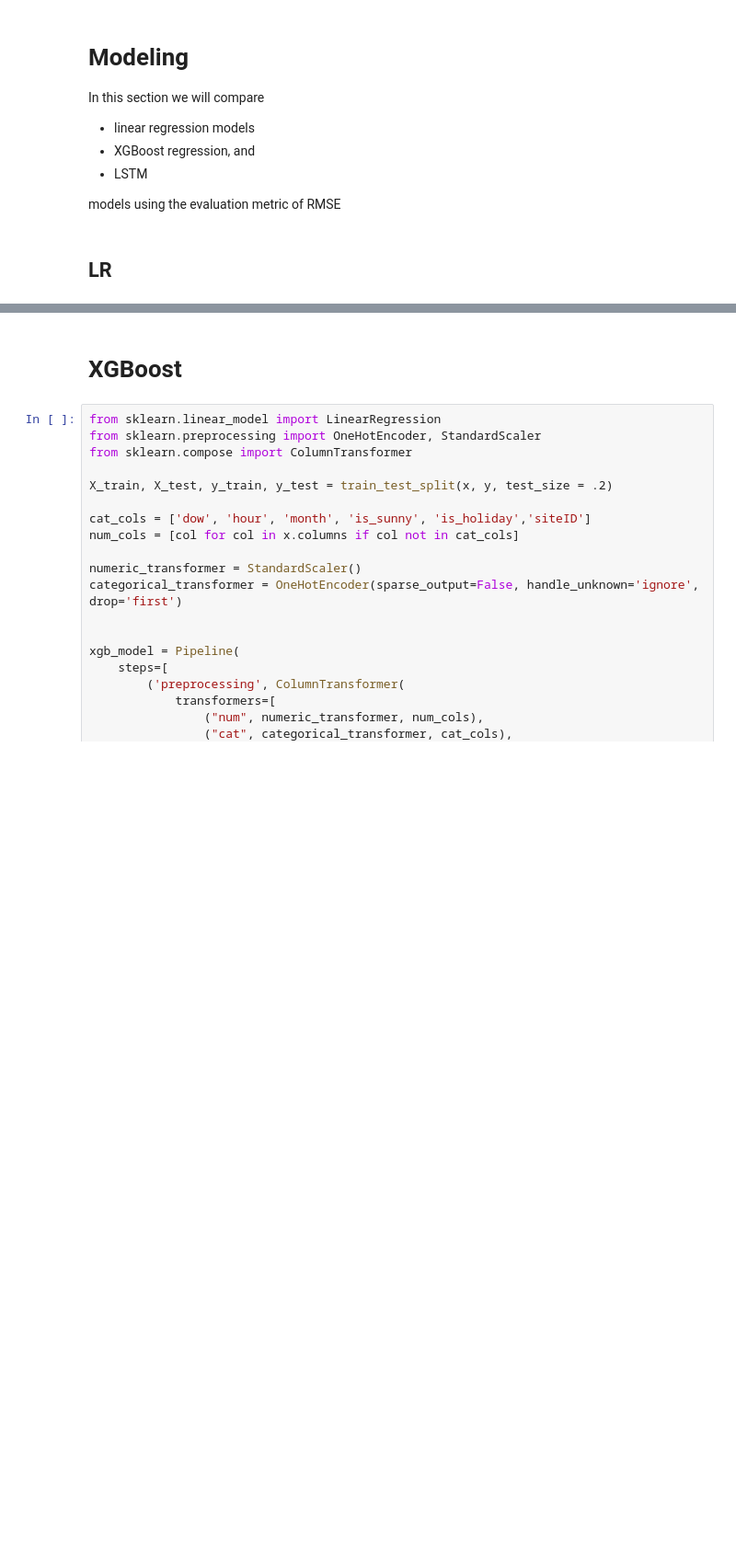
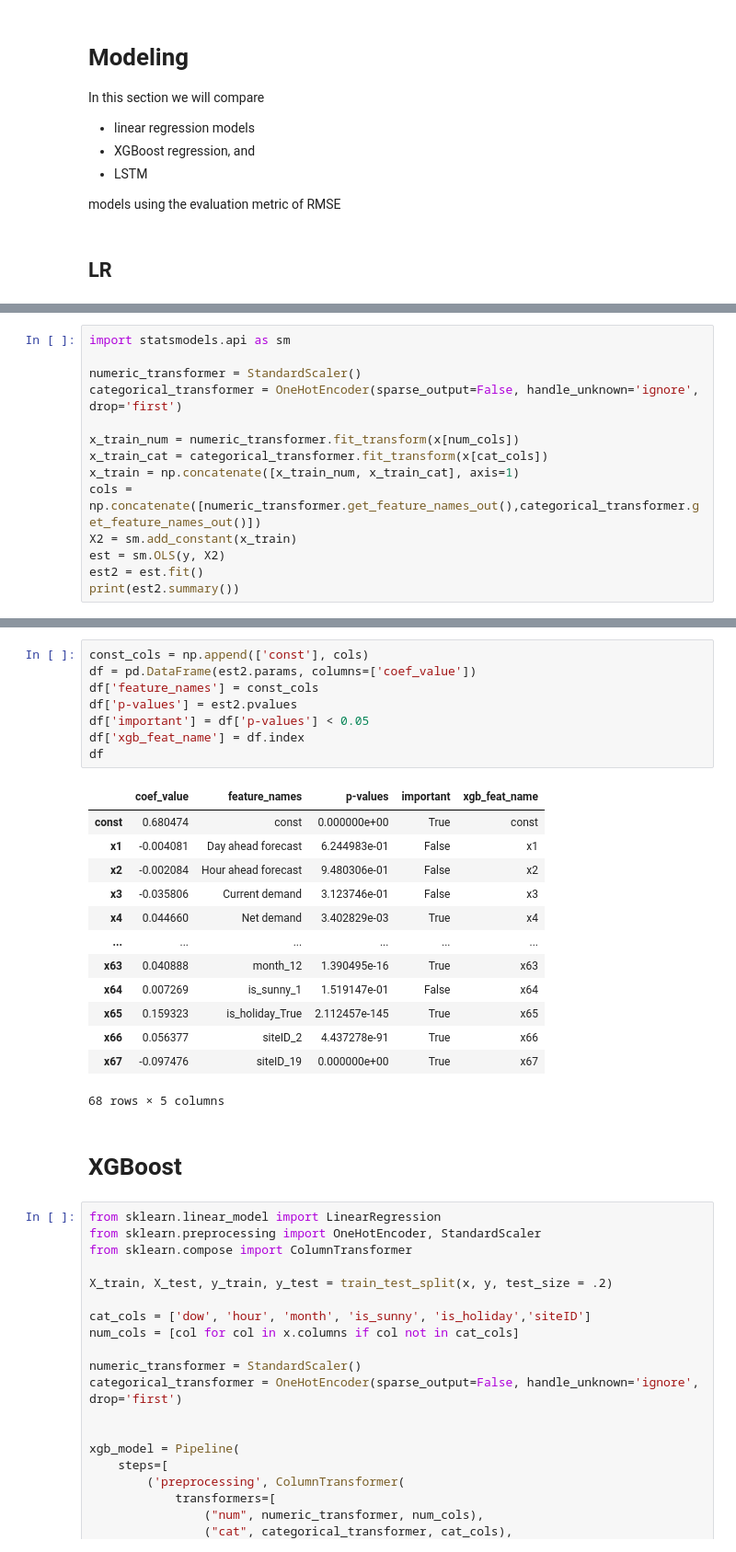
Before and after one commit to denny-lehman/ev_charging, a Jupyter notebook: models/model_eval.ipynb, the cells around one changed output, grey strips where cells are left out. Shown at 92% size. Cells and saved outputs as stored; diff of their text form; blank space fills up the shorter version.

```diff
--- a/models/model_eval.ipynb
+++ b/models/model_eval.ipynb
@@ -188,0 +185,14 @@ Text(0, 0.5, '% available')
+# %%
+import statsmodels.api as sm
+
+numeric_transformer = StandardScaler()
+categorical_transformer = OneHotEncoder(sparse_output=False, handle_unknown='ignore', drop='first')
+
+x_train_num = numeric_transformer.fit_transform(x[num_cols])
+x_train_cat = categorical_transformer.fit_transform(x[cat_cols])
+x_train = np.concatenate([x_train_num, x_train_cat], axis=1)
+cols = np.concatenate([numeric_transformer.get_feature_names_out(),categorical_transformer.get_feature_names_out()])
+X2 = sm.add_constant(x_train)
+est = sm.OLS(y, X2)
+est2 = est.fit()
+print(est2.summary())
@@ -189,3 +217,25 @@ Text(0, 0.5, '% available')
+# %%
+const_cols = np.append(['const'], cols)
+df = pd.DataFrame(est2.params, columns=['coef_value'])
+df['feature_names'] = const_cols
+df['p-values'] = est2.pvalues
+df['important'] = df['p-values'] < 0.05
+df['xgb_feat_name'] = df.index
+df
+# %% [output]
+|  | coef_value | feature_names | p-values | important | xgb_feat_name |
+| const | 0.680474 | const | 0.000000e+00 | True | const |
+| x1 | -0.004081 | Day ahead forecast | 6.244983e-01 | False | x1 |
+| x2 | -0.002084 | Hour ahead forecast | 9.480306e-01 | False | x2 |
+| x3 | -0.035806 | Current demand | 3.123746e-01 | False | x3 |
+| x4 | 0.044660 | Net demand | 3.402829e-03 | True | x4 |
+| ... | ... | ... | ... | ... | ... |
+| x63 | 0.040888 | month_12 | 1.390495e-16 | True | x63 |
+| x64 | 0.007269 | is_sunny_1 | 1.519147e-01 | False | x64 |
+| x65 | 0.159323 | is_holiday_True | 2.112457e-145 | True | x65 |
+| x66 | 0.056377 | siteID_2 | 4.437278e-91 | True | x66 |
+| x67 | -0.097476 | siteID_19 | 0.000000e+00 | True | x67 |
+68 rows × 5 columns
 # %% [markdown]
 # XGBoost
 # %%
```
Also changed, not shown: parts of 16 cells of this notebook.
